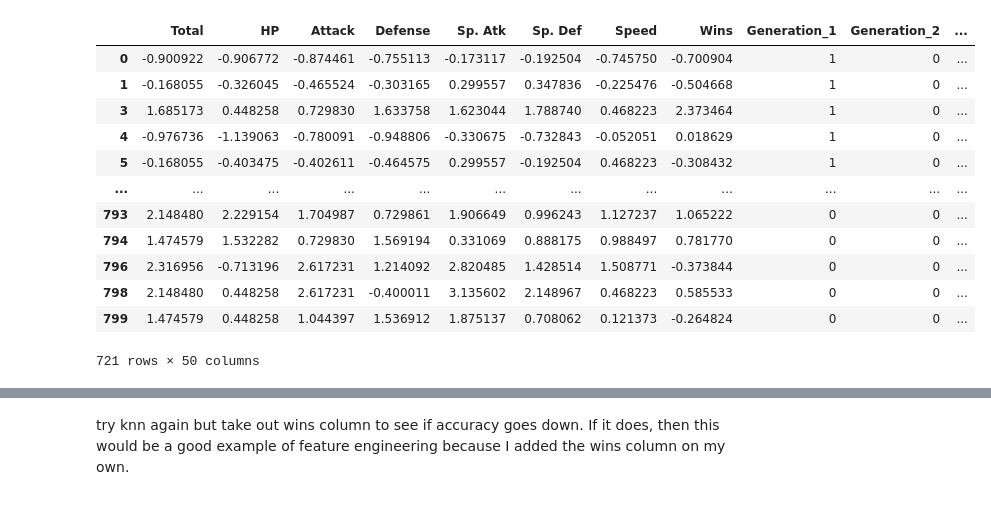
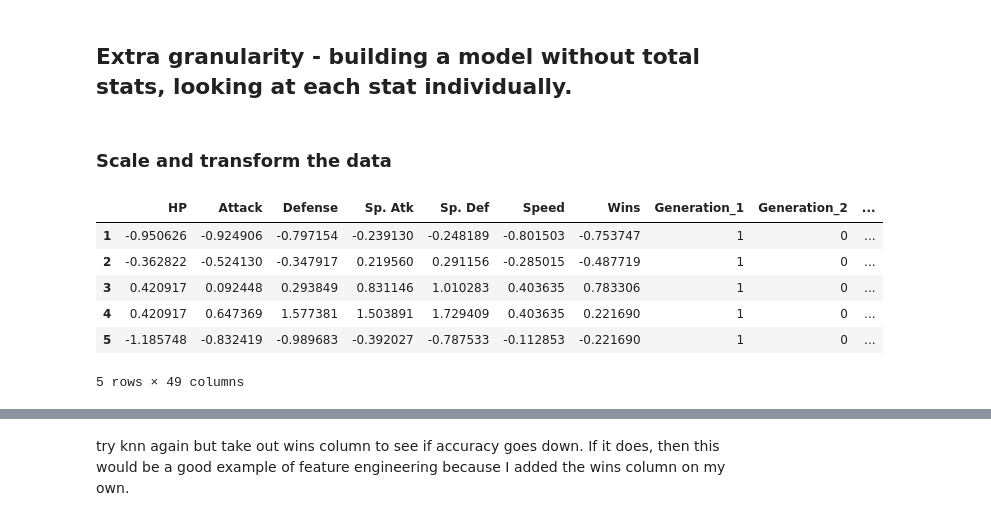
Before and after one commit to papir805/pokemon_classification, a Jupyter notebook: pokemon_legendary_classification.ipynb, the cells around one changed output, grey strips where cells are left out. Drawn from its saved outputs; the diff is of its cells as text; code cells hidden in the pictures.

```diff
--- a/pokemon_legendary_classification.ipynb
+++ b/pokemon_legendary_classification.ipynb
@@ -46,5 +15,0 @@ Name: 797, dtype: int64
-# %%
-pkmn.rename(columns=({'#':'Number'}), inplace=True)
-pkmn.drop_duplicates(subset='Number', keep='last', inplace=True)
-pkmn.set_index('Number', inplace=True)
-pkmn.head()
@@ -120,0 +58,5 @@ combats.shape
+# %%
+# Join combats to pkmn table using the row indices (1, 800) for the pkmn table.  This ensures that a pokemon like Venusaur vs. Mega Venusaur will each have their own appropriate number of wins.
+combats_join = pd.merge(combats, pkmn[['Name']], left_on='Winner', right_index=True, how='left')
+combats_join.rename(columns={'Name':"winner_name"}, inplace=True)
+combats_join.head()
@@ -121,8 +74,9 @@ combats.shape
 # %%
-# Use left join bc we want to preserve all 721 Pokemon numbers after the join.  winners only has pokemon numbers that were used in combat, some of the 721 were never used and aren't found in the sample.  When we do the left join though, any Pokemon numbers in the left df (pokemon) that aren't found in the right df (winners), they'll get a NaN value, so we fill those in at the end.  We also drop_duplicate numbers, keeping the last, so we only focus on highest evolutions that would typically be used in combat.
+# Because we may have pokemon that weren't used in combat and we have no data on, we need to use a left join to preserve all 800 unique Pokemon from pkmn table after the join.  Any Pokemon that aren't found in the right df (winners) will get a NaN value.
 winners = combats_join['Winner'].value_counts()
-pkmn_join = pd.merge(pkmn, winners, how='left', left_index=True, right_index=True, validate='m:1')
+pkmn_join = pd.merge(pkmn, winners, how='left', left_index=True, right_index=True)
 pkmn_join.rename(mapper={'Winner':'Wins'}, axis=1, inplace=True)
+# If a pokemon has NaN for Wins, we have no data on combats for the pokemon and can be considered as having 0 wins.
 pkmn_join['Wins'].fillna(value=0, inplace=True)
 pkmn_join.sort_values('Wins', ascending=False)
 # %% [output]
@@ -182,3 +106,5 @@ pkmn.loc[720]
+# %% [markdown]
+## Extra granularity - building a model without total stats, looking at each stat individually.
 # %%
 from sklearn.preprocessing import StandardScaler
 from sklearn.model_selection import train_test_split
@@ -186,6 +112,12 @@ from sklearn.neighbors import KNeighborsClassifier
 from sklearn.metrics import confusion_matrix
 # %%
 pkmn_join_copy = pkmn_join.copy(deep=True)
-numeric_cols = pkmn_join_copy.loc[:,['Total', 'HP', 'Attack', 'Defense', 'Sp. Atk', 'Sp. Def', 'Speed', 'Wins']]
-numeric_cols_labels = list(numeric_cols.columns)
+# Drop Total Stats column as we have more granularity if we look at each stat individually.  We can consider building a model that looks at total stats later on and compare performance to the model we build now.
+pkmn_join_copy.drop('Total Stats', axis=1, inplace=True)
+
+numeric_cols_labels = ['HP', 'Attack', 'Defense', 'Sp. Atk', 'Sp. Def', 'Speed', 'Wins']
+
+numeric_cols = pkmn_join_copy.loc[:, numeric_cols_labels]
+# %% [markdown]
+### Scale and transform the data
 # %%
@@ -199,20 +135,14 @@ scaled_with_dummies = pd.get_dummies(pkmn_join_copy.drop(['Number', 'Name', 'Leg
 target_df = pkmn_join_copy['Legendary']
 # %%
-scaled_with_dummies
+scaled_with_dummies.head()
 # %% [output]
-|  | Total | HP | Attack | Defense | Sp. Atk | Sp. Def | Speed | Wins | Generation_1 | Generation_2 | ... |
-| 0 | -0.900922 | -0.906772 | -0.874461 | -0.755113 | -0.173117 | -0.192504 | -0.745750 | -0.700904 | 1 | 0 | ... |
-| 1 | -0.168055 | -0.326045 | -0.465524 | -0.303165 | 0.299557 | 0.347836 | -0.225476 | -0.504668 | 1 | 0 | ... |
-| 3 | 1.685173 | 0.448258 | 0.729830 | 1.633758 | 1.623044 | 1.788740 | 0.468223 | 2.373464 | 1 | 0 | ... |
-| 4 | -0.976736 | -1.139063 | -0.780091 | -0.948806 | -0.330675 | -0.732843 | -0.052051 | 0.018629 | 1 | 0 | ... |
-| 5 | -0.168055 | -0.403475 | -0.402611 | -0.464575 | 0.299557 | -0.192504 | 0.468223 | -0.308432 | 1 | 0 | ... |
-| ... | ... | ... | ... | ... | ... | ... | ... | ... | ... | ... | ... |
-| 793 | 2.148480 | 2.229154 | 1.704987 | 0.729861 | 1.906649 | 0.996243 | 1.127237 | 1.065222 | 0 | 0 | ... |
-| 794 | 1.474579 | 1.532282 | 0.729830 | 1.569194 | 0.331069 | 0.888175 | 0.988497 | 0.781770 | 0 | 0 | ... |
-| 796 | 2.316956 | -0.713196 | 2.617231 | 1.214092 | 2.820485 | 1.428514 | 1.508771 | -0.373844 | 0 | 0 | ... |
-| 798 | 2.148480 | 0.448258 | 2.617231 | -0.400011 | 3.135602 | 2.148967 | 0.468223 | 0.585533 | 0 | 0 | ... |
-| 799 | 1.474579 | 0.448258 | 1.044397 | 1.536912 | 1.875137 | 0.708062 | 0.121373 | -0.264824 | 0 | 0 | ... |
+|  | HP | Attack | Defense | Sp. Atk | Sp. Def | Speed | Wins | Generation_1 | Generation_2 | ... |
+| 1 | -0.950626 | -0.924906 | -0.797154 | -0.239130 | -0.248189 | -0.801503 | -0.753747 | 1 | 0 | ... |
+| 2 | -0.362822 | -0.524130 | -0.347917 | 0.219560 | 0.291156 | -0.285015 | -0.487719 | 1 | 0 | ... |
+| 3 | 0.420917 | 0.092448 | 0.293849 | 0.831146 | 1.010283 | 0.403635 | 0.783306 | 1 | 0 | ... |
+| 4 | 0.420917 | 0.647369 | 1.577381 | 1.503891 | 1.729409 | 0.403635 | 0.221690 | 1 | 0 | ... |
+| 5 | -1.185748 | -0.832419 | -0.989683 | -0.392027 | -0.787533 | -0.112853 | -0.221690 | 1 | 0 | ... |
-721 rows × 50 columns
+5 rows × 49 columns
 # %%
 scaled_with_dummies.columns
 # %% [output]
```
Also changed, not shown: parts of 79 cells of this notebook, 4 other files.
